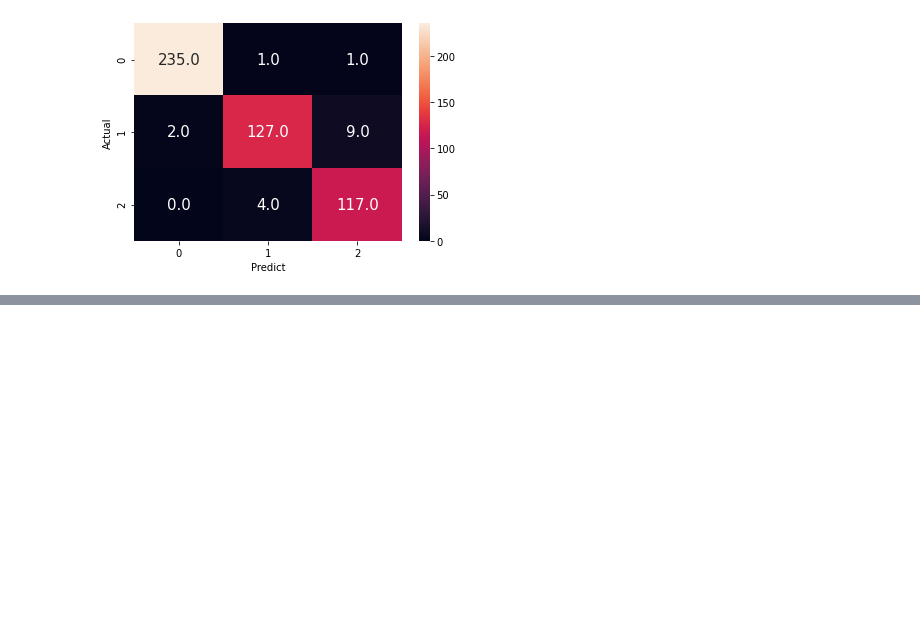
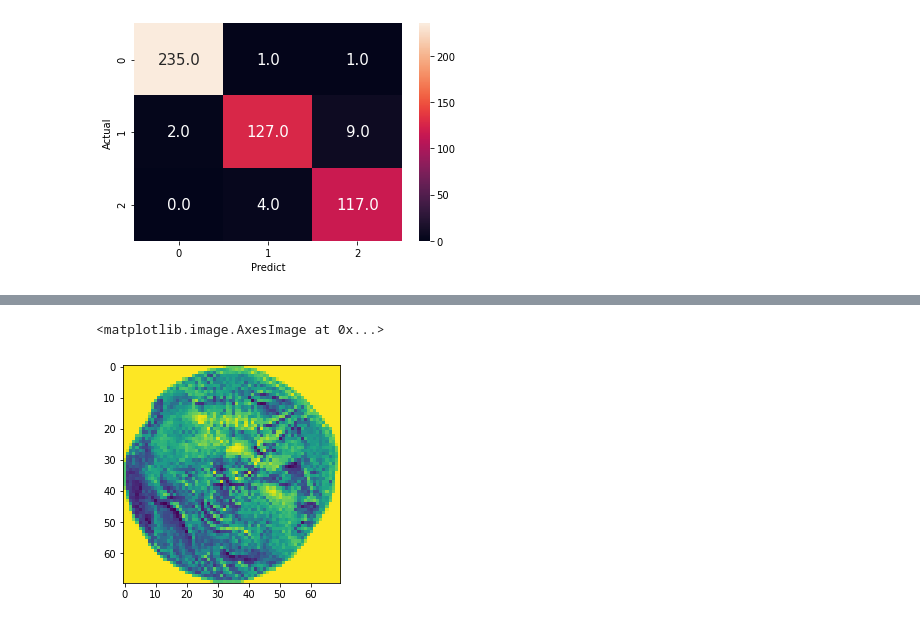
Before and after one commit to or-yitshak/ancient-coins, a Jupyter notebook: coin classification.ipynb, the cells around one changed output, grey strips where cells are left out. Saved outputs shown, nothing was run; the diff lists cells and outputs as text; code cells hidden in the pictures; blank space fills up the shorter version.

```diff
--- a/coin classification.ipynb
+++ b/coin classification.ipynb
@@ -602,0 +612,17 @@ Text(33.0, 0.5, 'Actual')
+# %%
+data = []
+labels = []
+for img in os.listdir(r'mixed'):
+    label = label_img(img)
+    path = os.path.join(r'mixed',img)
+    img = cv2.resize(cv2.imread(path, cv2.IMREAD_GRAYSCALE),(140,70))
+    data.append(np.array(np.array(img[0:70,0:70]).flatten()))
+    labels.append(label)
+# %%
+cols = []
+for i in range(4900):
+    cols.append("pixel_"+str(i))
+data = pd.DataFrame(data, columns=cols)
+data = data/255
+data['label'] = labels
+data = data.sample(frac=1,random_state=0)
@@ -602,0 +648,17 @@ Text(33.0, 0.5, 'Actual')
+# %%
+train = data.iloc[0:2900]
+train.reset_index(drop=True,inplace=True)
+
+test = data.iloc[2900:]
+test.reset_index(drop=True,inplace=True)
+# %%
+train_data = train.drop('label',axis=1)
+train_target = train['label']
+
+test_data = test.drop('label',axis=1)
+test_target = test['label']
+# %%
+plt.imshow(train_data.iloc[0].values.reshape((70,70)))
+# %% [output]
+<matplotlib.image.AxesImage at 0x...>
+[figure, added]
```
Also changed, not shown: parts of 12 cells of this notebook.
